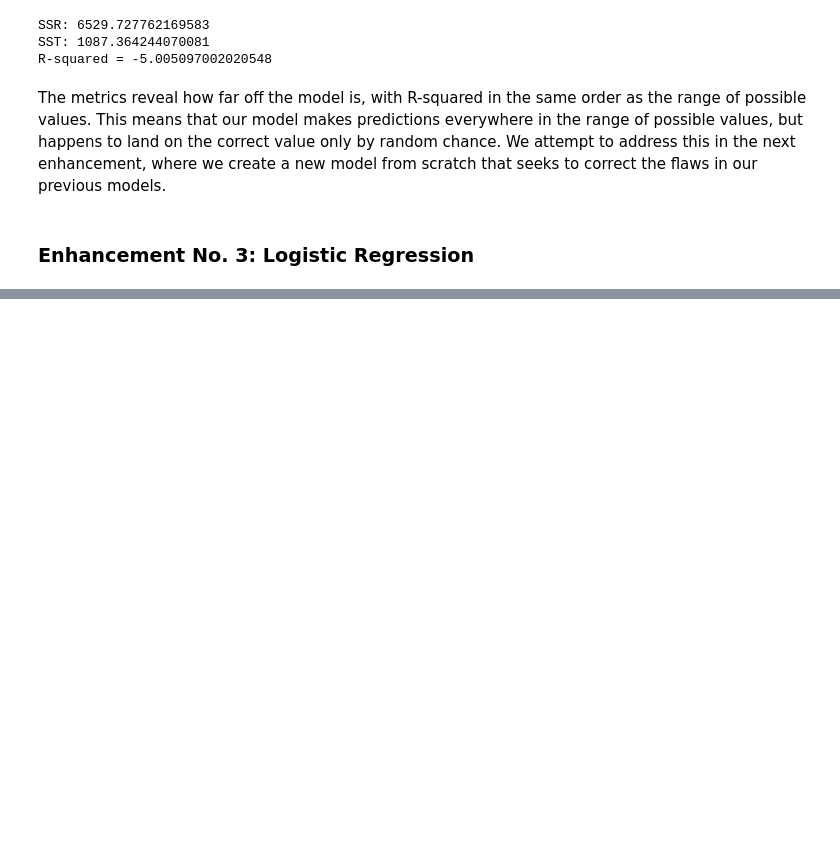
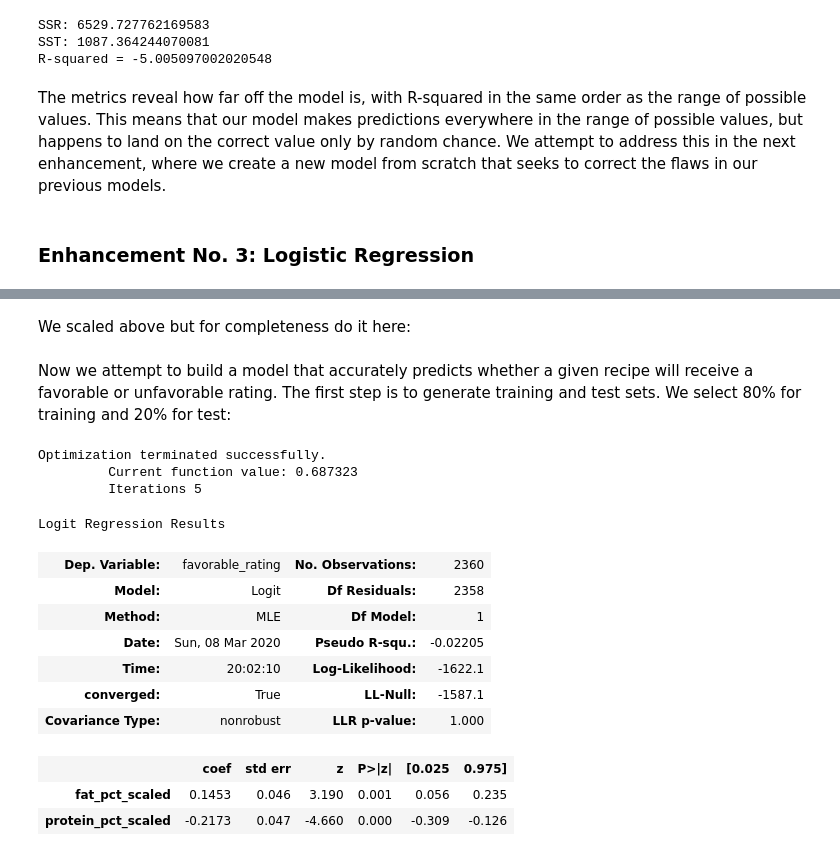
Before and after one commit to pelorenz/data-science-410, a Jupyter notebook: PeterLorenz-M03.ipynb, the cells around one changed output, grey strips where cells are left out. Saved outputs shown, nothing was run; the diff lists cells and outputs as text; code cells hidden in the pictures; blank space fills up the shorter version.

Commit message:
Third model

```diff
--- a/PeterLorenz-M03.ipynb
+++ b/PeterLorenz-M03.ipynb
@@ -833,0 +839,5 @@ To apply a logistic regression model, we have added a *mean_rating_rank* that ro
+# %%
+# Create a binary column from 'mean_rating', where 1 indicates above the mean and 0 below
+recipes['favorable_rating'] = np.where(recipes['mean_rating'] > np.mean(recipes['mean_rating']),
+                                       1, 0)
+recipes['favorable_rating']
@@ -833,0 +857,35 @@ To apply a logistic regression model, we have added a *mean_rating_rank* that ro
+# %% [markdown]
+We scaled above but for completeness do it here:
+# %%
+recipes['fat_pct_scaled'] = scale(recipes['total_fat_pct'])
+recipes['sodium_pct_scaled'] = scale(recipes['sodium_pct'])
+recipes['carbohydrates_pct_scaled'] = scale(recipes['carbohydrates_pct'])
+recipes['protein_pct_scaled'] = scale(recipes['protein_pct'])
+# %% [markdown]
+Now we attempt to build a model that accurately predicts whether a given recipe will receive a favorable or unfavorable rating. The first step is to generate training and test sets. We select 80% for training and 20% for test:
+# %%
+# Partition data set in test and training sets
+X_train, X_test, y_train, y_test = train_test_split(recipes[['fat_pct_scaled','sodium_pct_scaled',
+                                                             'carbohydrates_pct_scaled',
+                                                             'protein_pct_scaled']],
+                                                    recipes['favorable_rating'], test_size=0.2)
+# %%
+# Create and fit logistic regression model
+logit = Logit(y_train, X_train)
+logit_model = logit.fit()
+logit_model.summary()
+# %% [output]
+Optimization terminated successfully.
+         Current function value: 0.687323
+         Iterations 5
+Logit Regression Results
+| Dep. Variable: | favorable_rating | No. Observations: | 2360 |
+| Model: | Logit | Df Residuals: | 2358 |
+| Method: | MLE | Df Model: | 1 |
+| Date: | Sun, 08 Mar 2020 | Pseudo R-squ.: | -0.02205 |
+| Time: | 20:02:10 | Log-Likelihood: | -1622.1 |
+| converged: | True | LL-Null: | -1587.1 |
+| Covariance Type: | nonrobust | LLR p-value: | 1.000 |
+|  | coef | std err | z | P>|z| | [0.025 | 0.975] |
+| fat_pct_scaled | 0.1453 | 0.046 | 3.190 | 0.001 | 0.056 | 0.235 |
+| protein_pct_scaled | -0.2173 | 0.047 | -4.660 | 0.000 | -0.309 | -0.126 |
```
Also changed, not shown: parts of 21 cells of this notebook.
